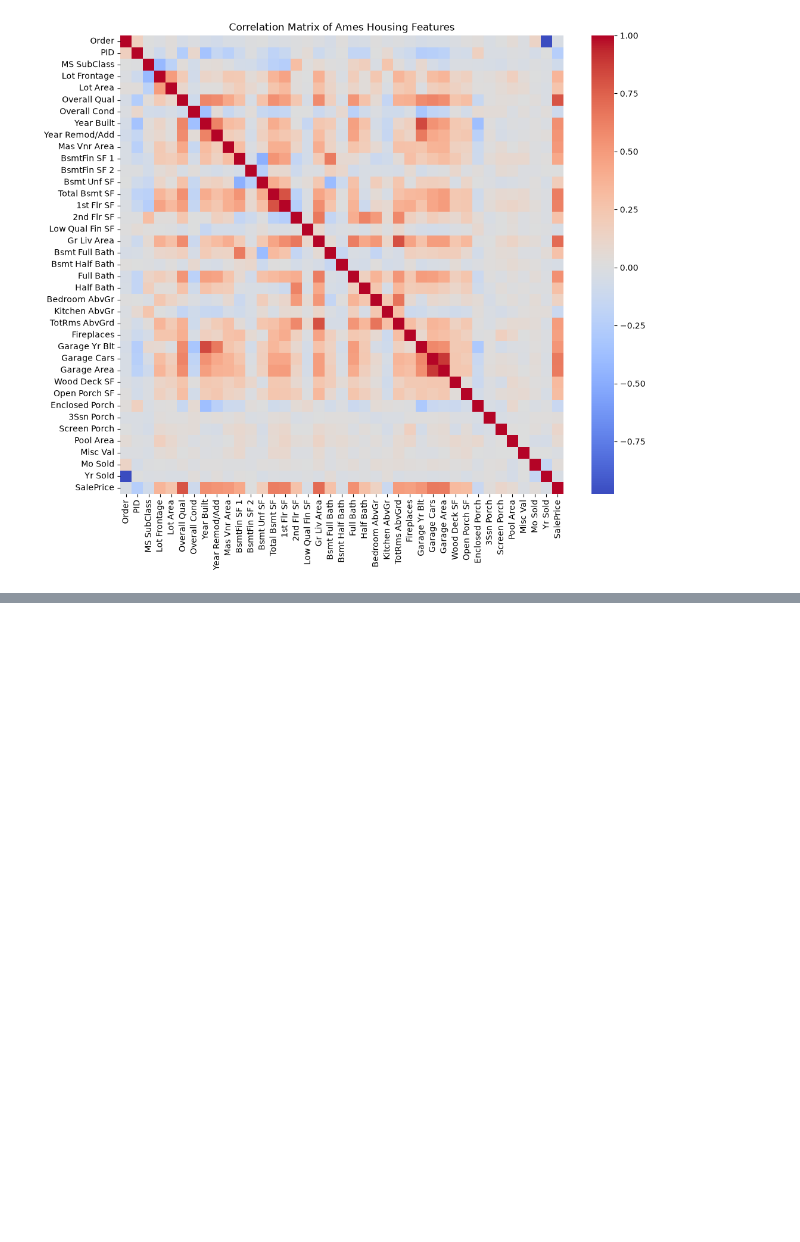
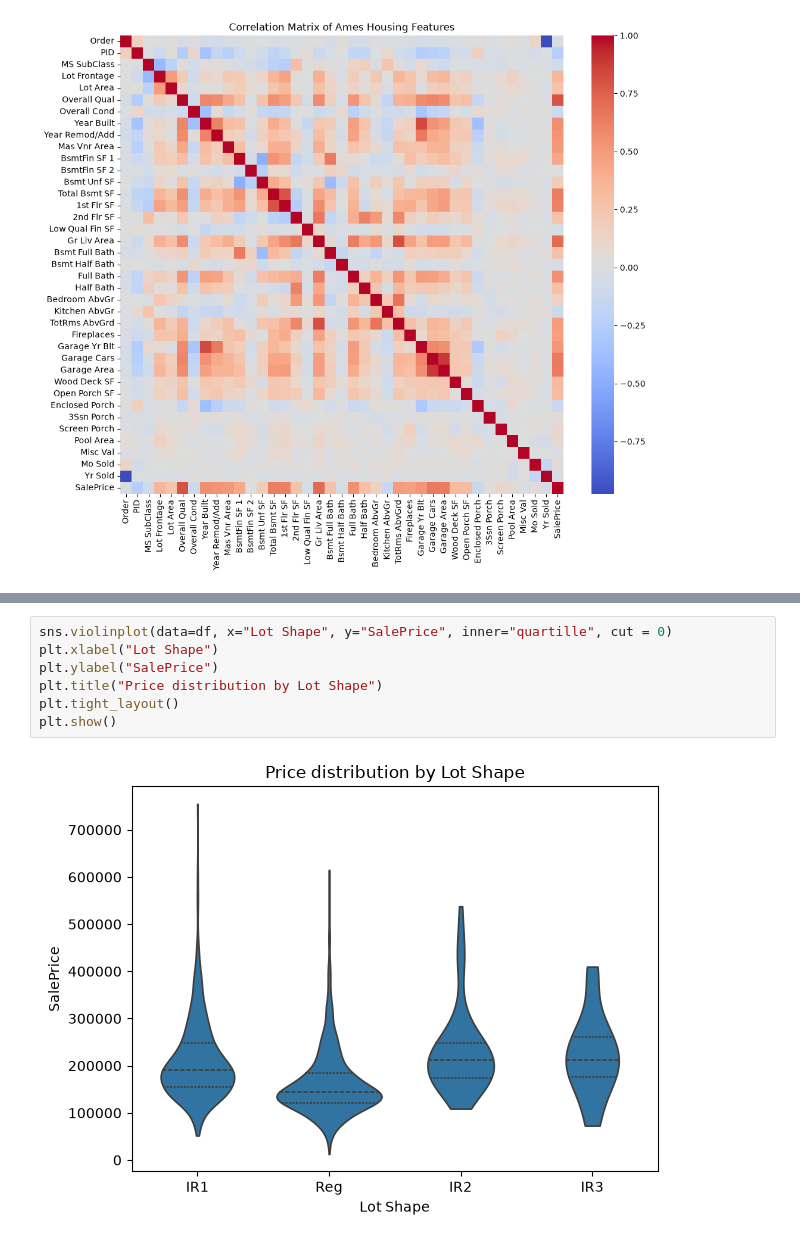
Before and after one commit to ionutelu/LabML, a Jupyter notebook: lab1.ipynb, the cells around one changed output, grey strips where cells are left out. Saved outputs shown, nothing was run; the diff lists cells and outputs as text; blank space fills up the shorter version.

Commit message:
4 more plots added (2 x violin, bar plot, line chart)

```diff
--- a/lab1.ipynb
+++ b/lab1.ipynb
@@ -140,0 +112,9 @@ df.shape
+# %%
+sns.violinplot(data=df, x="Lot Shape", y="SalePrice", inner="quartille", cut = 0)
+plt.xlabel("Lot Shape")
+plt.ylabel("SalePrice")
+plt.title("Price distribution by Lot Shape")
+plt.tight_layout()
+plt.show()
+# %% [output]
+[figure, added]
```
Also changed, not shown: parts of 6 cells of this notebook.
